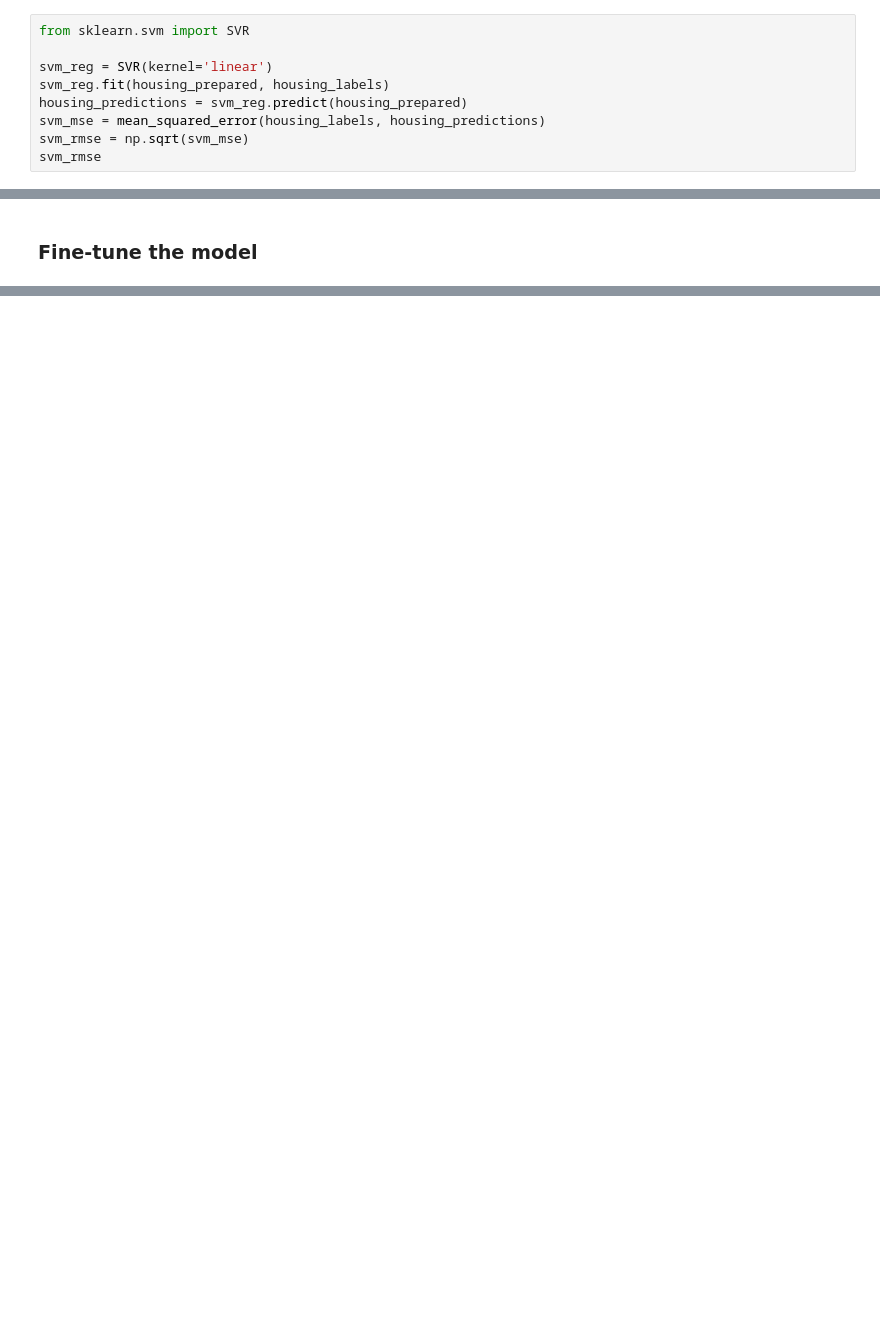
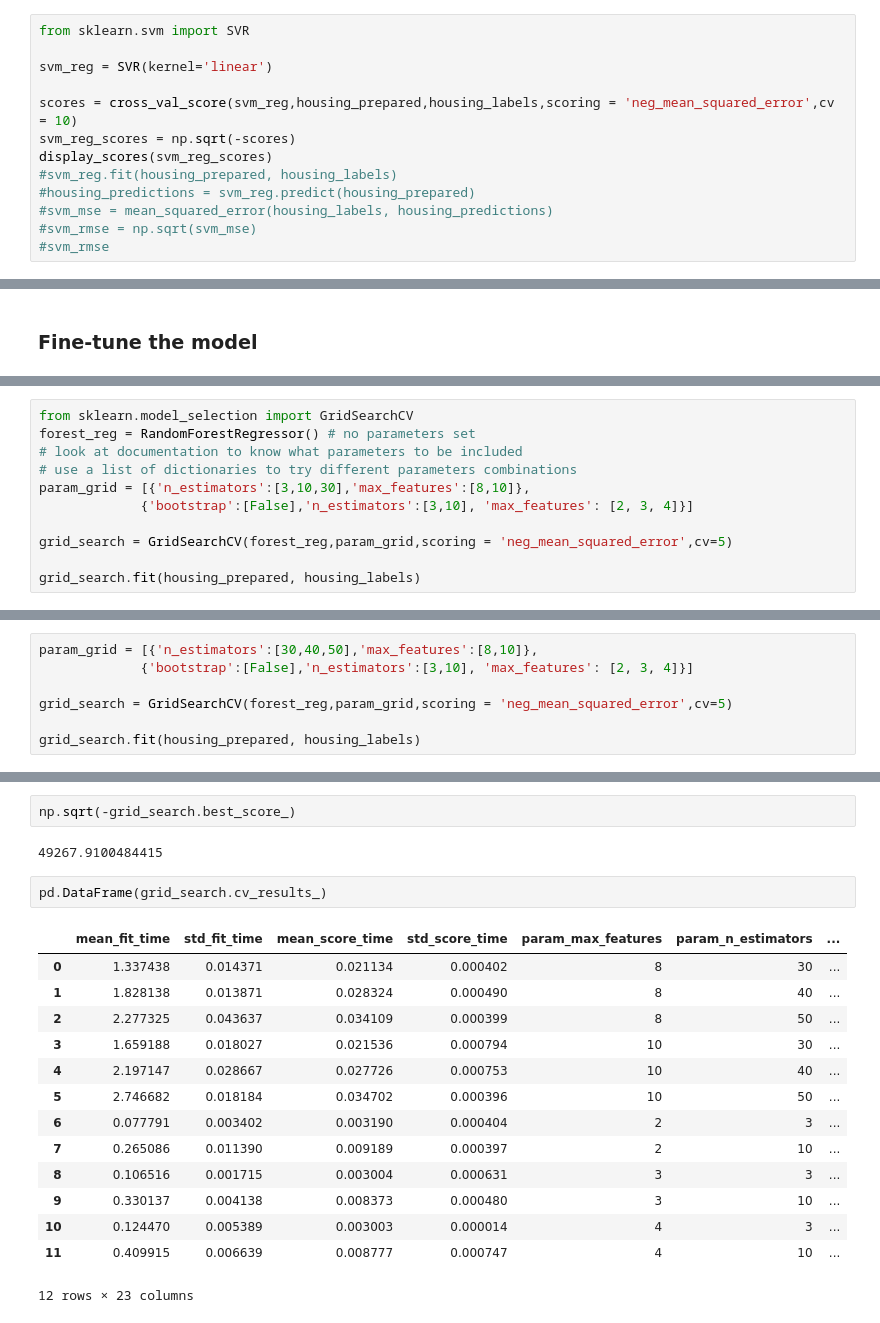
Before and after one commit to JJnotJimmyJohn/handson-ml-JJ, a Jupyter notebook: Housing Prediction-at work.ipynb, the cells around one changed output, grey strips where cells are left out. Drawn from its saved outputs; the diff is of its cells as text; blank space fills up the shorter version.

Commit message:
20190104 housing prediction done-commit at work
Housing prediction is completely done

```diff
--- a/Housing Prediction-at work.ipynb
+++ b/Housing Prediction-at work.ipynb
@@ -774,9 +776,13 @@ Although random forest seems to work much better, the model still is overfitting
 from sklearn.svm import SVR
 
 svm_reg = SVR(kernel='linear')
-svm_reg.fit(housing_prepared, housing_labels)
-housing_predictions = svm_reg.predict(housing_prepared)
-svm_mse = mean_squared_error(housing_labels, housing_predictions)
-svm_rmse = np.sqrt(svm_mse)
-svm_rmse
+
+scores = cross_val_score(svm_reg,housing_prepared,housing_labels,scoring = 'neg_mean_squared_error',cv = 10)
+svm_reg_scores = np.sqrt(-scores)
+display_scores(svm_reg_scores)
+#svm_reg.fit(housing_prepared, housing_labels)
+#housing_predictions = svm_reg.predict(housing_prepared)
+#svm_mse = mean_squared_error(housing_labels, housing_predictions)
+#svm_rmse = np.sqrt(svm_mse)
+#svm_rmse
 # %% [output]
@@ -789,0 +810,11 @@ RandomizedSearch
+# %%
+from sklearn.model_selection import GridSearchCV
+forest_reg = RandomForestRegressor() # no parameters set
+# look at documentation to know what parameters to be included
+# use a list of dictionaries to try different parameters combinations
+param_grid = [{'n_estimators':[3,10,30],'max_features':[8,10]},
+             {'bootstrap':[False],'n_estimators':[3,10], 'max_features': [2, 3, 4]}]
+
+grid_search = GridSearchCV(forest_reg,param_grid,scoring = 'neg_mean_squared_error',cv=5)
+
+grid_search.fit(housing_prepared, housing_labels)
@@ -789,0 +843,7 @@ RandomizedSearch
+# %%
+param_grid = [{'n_estimators':[30,40,50],'max_features':[8,10]},
+             {'bootstrap':[False],'n_estimators':[3,10], 'max_features': [2, 3, 4]}]
+
+grid_search = GridSearchCV(forest_reg,param_grid,scoring = 'neg_mean_squared_error',cv=5)
+
+grid_search.fit(housing_prepared, housing_labels)
@@ -789,0 +866,21 @@ RandomizedSearch
+# %%
+np.sqrt(-grid_search.best_score_)
+# %% [output]
+49267.9100484415
+# %%
+pd.DataFrame(grid_search.cv_results_)
+# %% [output]
+|  | mean_fit_time | std_fit_time | mean_score_time | std_score_time | param_max_features | param_n_estimators | ... |
+| 0 | 1.337438 | 0.014371 | 0.021134 | 0.000402 | 8 | 30 | ... |
+| 1 | 1.828138 | 0.013871 | 0.028324 | 0.000490 | 8 | 40 | ... |
+| 2 | 2.277325 | 0.043637 | 0.034109 | 0.000399 | 8 | 50 | ... |
+| 3 | 1.659188 | 0.018027 | 0.021536 | 0.000794 | 10 | 30 | ... |
+| 4 | 2.197147 | 0.028667 | 0.027726 | 0.000753 | 10 | 40 | ... |
+| 5 | 2.746682 | 0.018184 | 0.034702 | 0.000396 | 10 | 50 | ... |
+| 6 | 0.077791 | 0.003402 | 0.003190 | 0.000404 | 2 | 3 | ... |
+| 7 | 0.265086 | 0.011390 | 0.009189 | 0.000397 | 2 | 10 | ... |
+| 8 | 0.106516 | 0.001715 | 0.003004 | 0.000631 | 3 | 3 | ... |
+| 9 | 0.330137 | 0.004138 | 0.008373 | 0.000480 | 3 | 10 | ... |
+| 10 | 0.124470 | 0.005389 | 0.003003 | 0.000014 | 4 | 3 | ... |
+| 11 | 0.409915 | 0.006639 | 0.008777 | 0.000747 | 4 | 10 | ... |
+12 rows × 23 columns
```
Also changed, not shown: parts of 29 cells of this notebook.
